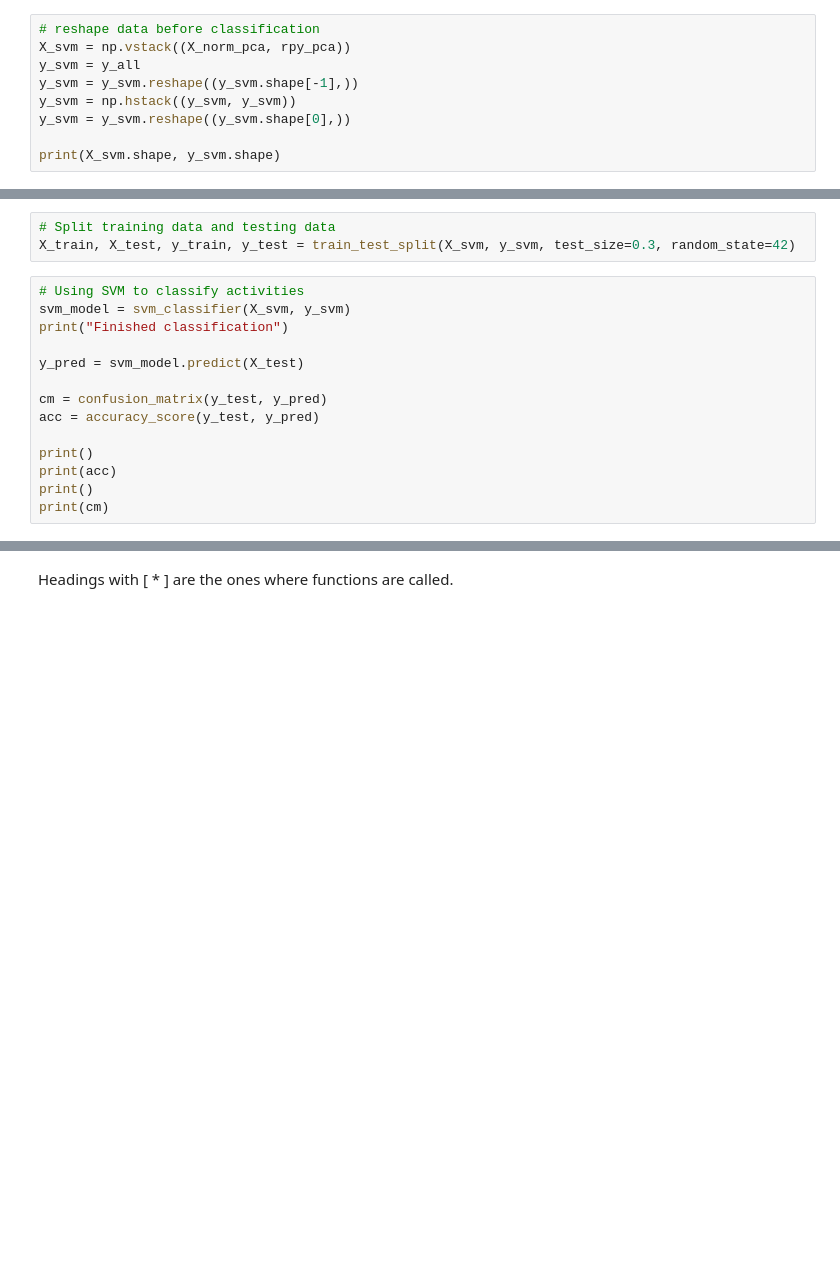
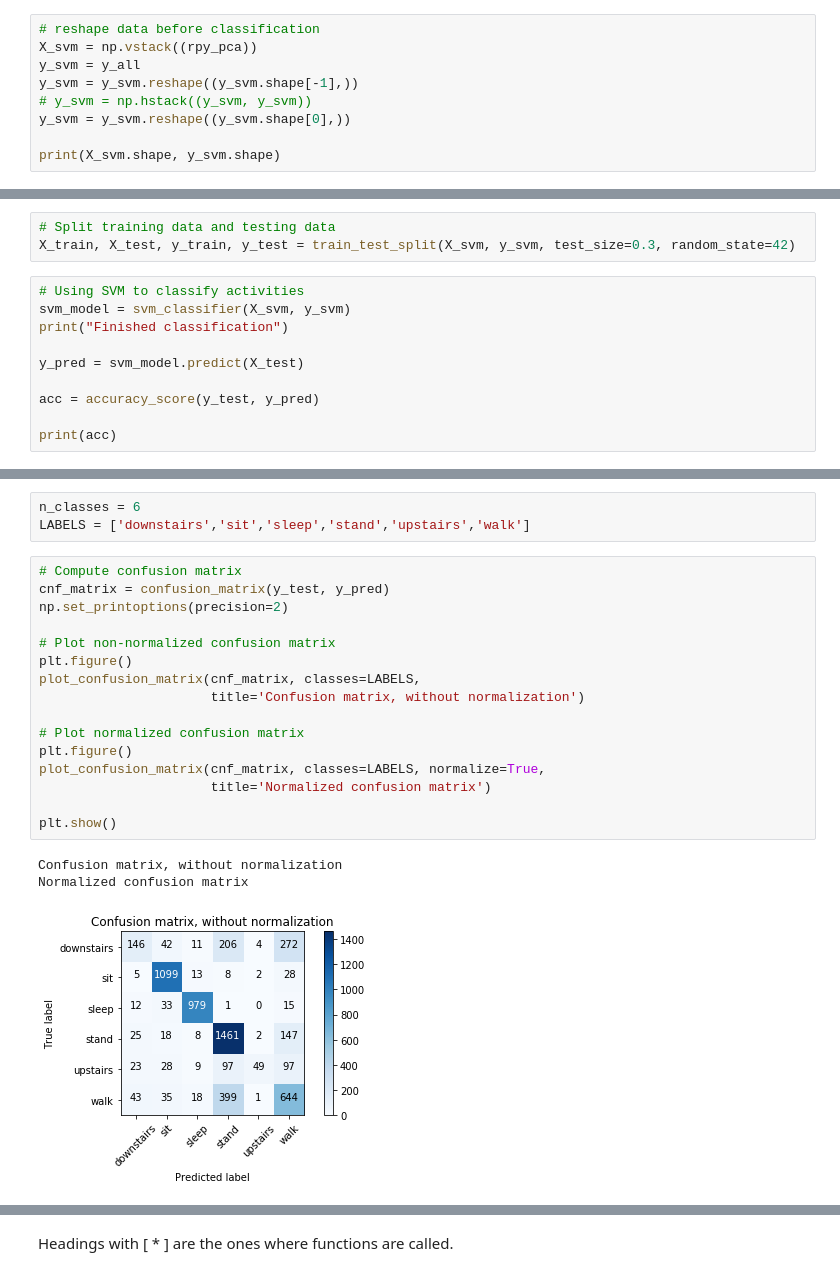
Before and after one commit to indykorpong/activity_classifier, a Jupyter notebook: DDC_run.ipynb, the cells around one changed output, grey strips where cells are left out. Drawn from its saved outputs; the diff is of its cells as text; blank space fills up the shorter version.

```diff
--- a/DDC_run.ipynb
+++ b/DDC_run.ipynb
@@ -1052,9 +856,9 @@ SVD
 # %%
 # reshape data before classification
-X_svm = np.vstack((X_norm_pca, rpy_pca))
+X_svm = np.vstack((rpy_pca))
 y_svm = y_all
 y_svm = y_svm.reshape((y_svm.shape[-1],))
-y_svm = np.hstack((y_svm, y_svm))
+# y_svm = np.hstack((y_svm, y_svm))
 y_svm = y_svm.reshape((y_svm.shape[0],))
 
 print(X_svm.shape, y_svm.shape)
@@ -1070,12 +874,8 @@ print("Finished classification")
 
 y_pred = svm_model.predict(X_test)
 
-cm = confusion_matrix(y_test, y_pred)
 acc = accuracy_score(y_test, y_pred)
 
-print()
 print(acc)
-print()
-print(cm)
 # %% [output]
 Finished classification
@@ -1090,0 +925,23 @@ Finished classification
+# %%
+n_classes = 6
+LABELS = ['downstairs','sit','sleep','stand','upstairs','walk']
+# %%
+# Compute confusion matrix
+cnf_matrix = confusion_matrix(y_test, y_pred)
+np.set_printoptions(precision=2)
+
+# Plot non-normalized confusion matrix
+plt.figure()
+plot_confusion_matrix(cnf_matrix, classes=LABELS,
+                      title='Confusion matrix, without normalization')
+
+# Plot normalized confusion matrix
+plt.figure()
+plot_confusion_matrix(cnf_matrix, classes=LABELS, normalize=True,
+                      title='Normalized confusion matrix')
+
+plt.show()
+# %% [output]
+Confusion matrix, without normalization
+Normalized confusion matrix
+[figure, added]
```
Also changed, not shown: parts of 61 cells of this notebook, 8 other files.
